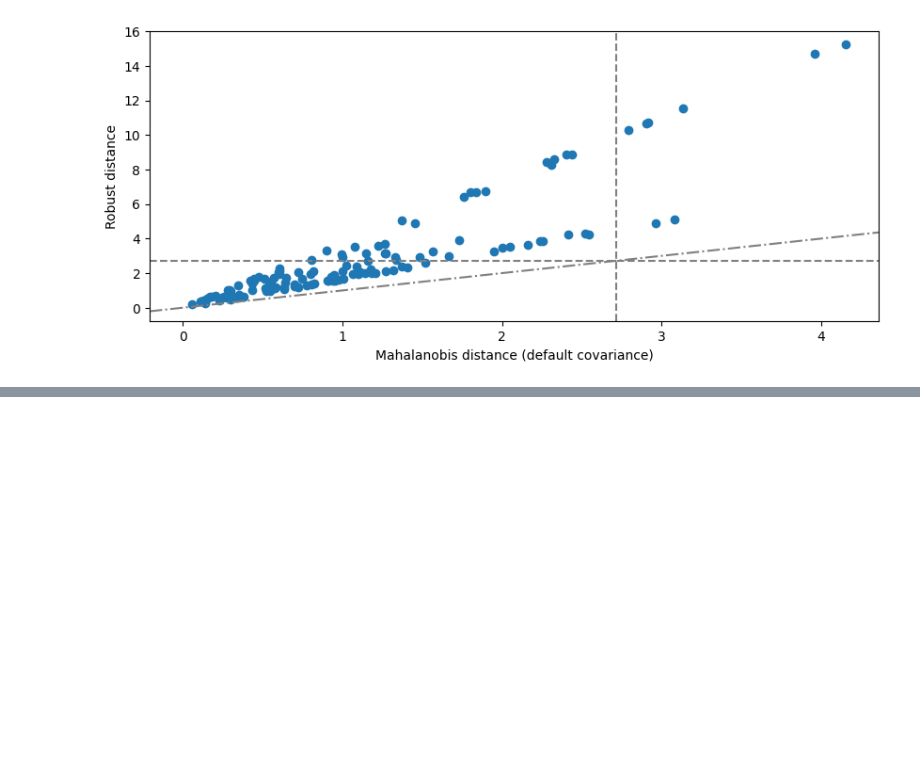
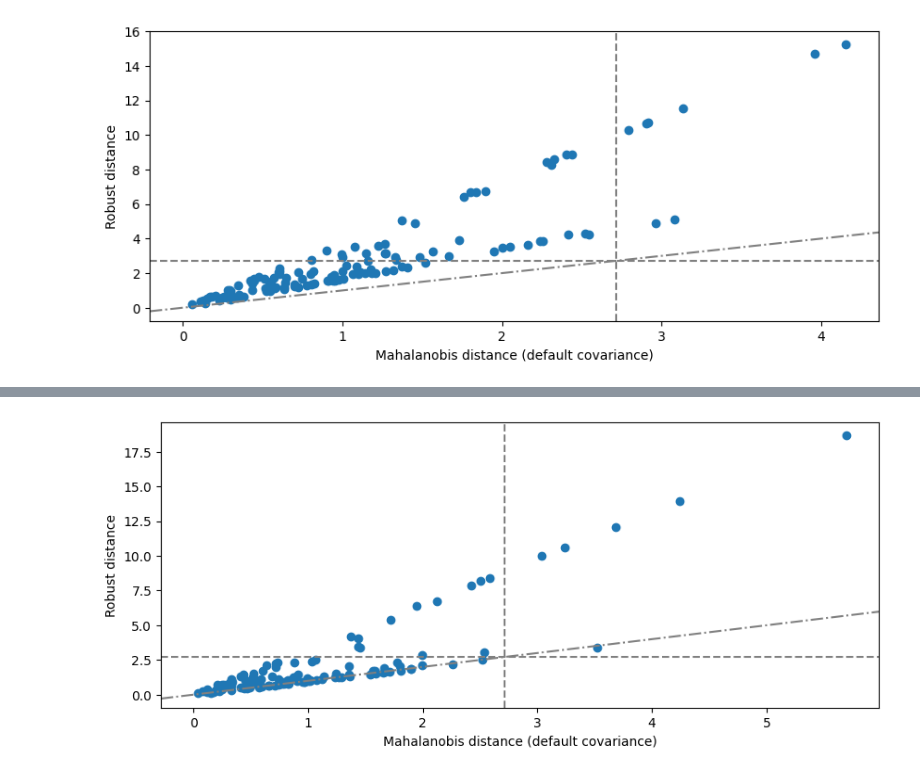
Before and after one commit to STAN-UAntwerp/robpy, a Jupyter notebook: demo_notebooks/covariance.ipynb, the cells around one changed output, grey strips where cells are left out. Saved outputs shown, nothing was run; the diff lists cells and outputs as text; code cells hidden in the pictures; blank space fills up the shorter version.

```diff
--- a/demo_notebooks/covariance.ipynb
+++ b/demo_notebooks/covariance.ipynb
@@ -35,0 +49,5 @@ fig = wrapcov.distance_distance_plot()
+# %%
+ogk_cov = OGKEstimator(reweighting=True).fit(X)
+fig = ogk_cov.distance_distance_plot()
+# %% [output]
+[figure, added]
```
Also changed, not shown: parts of 7 cells of this notebook, 4 other files.
